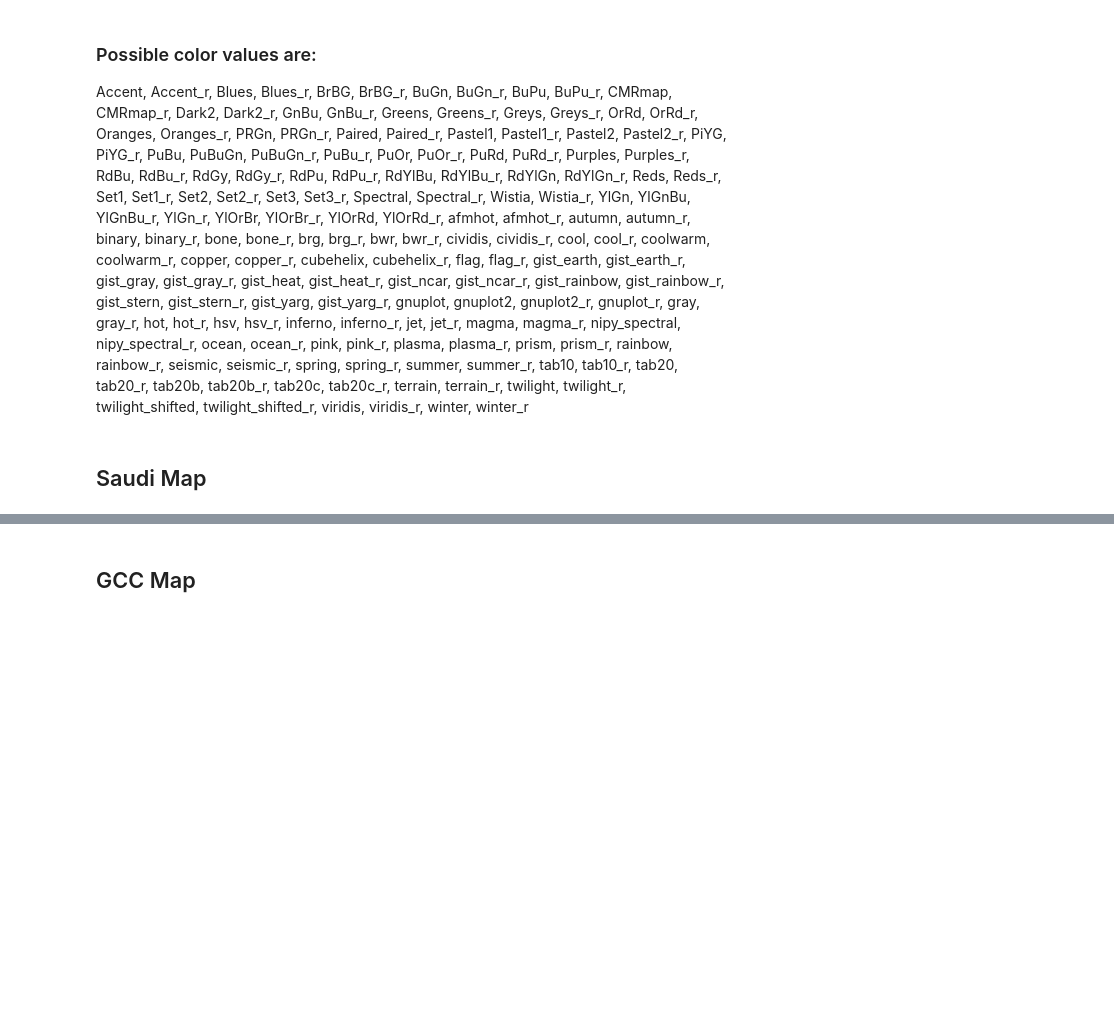
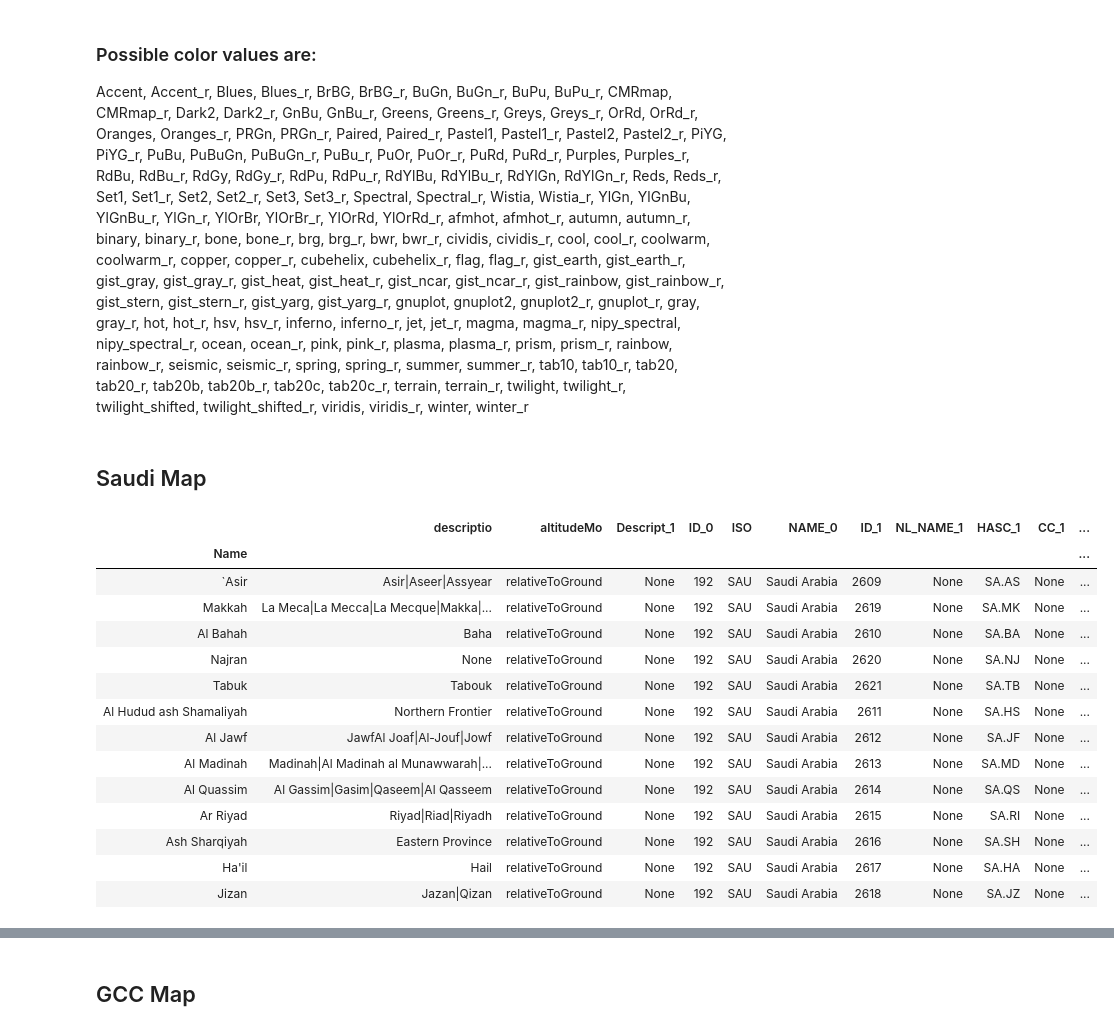
Before and after one commit to MohammedAlawami/corona-data-challenge, a Jupyter notebook: Notebooks/world_map.ipynb, the cells around one changed output, grey strips where cells are left out. Drawn from its saved outputs; the diff is of its cells as text; code cells hidden in the pictures; blank space fills up the shorter version.

```diff
--- a/Notebooks/world_map.ipynb
+++ b/Notebooks/world_map.ipynb
@@ -178,6 +178,24 @@ saudi_province = saudi_province.rename(columns={'new_cases': 'total_cases'})
 saudi = saudi_cases.groupby(['date']).agg({'new_cases': sum, 'total_cases': max}).reset_index()
 # %%
 saudi_corona_map = saudi_map.set_index('Name').join(saudi_province.set_index('map_name'))
+# %%
+saudi_corona_map
+# %% [output]
+|  | descriptio | altitudeMo | Descript_1 | ID_0 | ISO | NAME_0 | ID_1 | NL_NAME_1 | HASC_1 | CC_1 | ... |
+| Name |  |  |  |  |  |  |  |  |  |  | ... |
+| `Asir | Asir|Aseer|Assyear | relativeToGround | None | 192 | SAU | Saudi Arabia | 2609 | None | SA.AS | None | ... |
+| Makkah | La Meca|La Mecca|La Mecque|Makka|... | relativeToGround | None | 192 | SAU | Saudi Arabia | 2619 | None | SA.MK | None | ... |
+| Al Bahah | Baha | relativeToGround | None | 192 | SAU | Saudi Arabia | 2610 | None | SA.BA | None | ... |
+| Najran | None | relativeToGround | None | 192 | SAU | Saudi Arabia | 2620 | None | SA.NJ | None | ... |
+| Tabuk | Tabouk | relativeToGround | None | 192 | SAU | Saudi Arabia | 2621 | None | SA.TB | None | ... |
+| Al Hudud ash Shamaliyah | Northern Frontier | relativeToGround | None | 192 | SAU | Saudi Arabia | 2611 | None | SA.HS | None | ... |
+| Al Jawf | JawfAl Joaf|Al-Jouf|Jowf | relativeToGround | None | 192 | SAU | Saudi Arabia | 2612 | None | SA.JF | None | ... |
+| Al Madinah | Madinah|Al Madinah al Munawwarah|... | relativeToGround | None | 192 | SAU | Saudi Arabia | 2613 | None | SA.MD | None | ... |
+| Al Quassim | Al Gassim|Gasim|Qaseem|Al Qasseem | relativeToGround | None | 192 | SAU | Saudi Arabia | 2614 | None | SA.QS | None | ... |
+| Ar Riyad | Riyad|Riad|Riyadh | relativeToGround | None | 192 | SAU | Saudi Arabia | 2615 | None | SA.RI | None | ... |
+| Ash Sharqiyah | Eastern Province | relativeToGround | None | 192 | SAU | Saudi Arabia | 2616 | None | SA.SH | None | ... |
+| Ha'il | Hail | relativeToGround | None | 192 | SAU | Saudi Arabia | 2617 | None | SA.HA | None | ... |
+| Jizan | Jazan|Qizan | relativeToGround | None | 192 | SAU | Saudi Arabia | 2618 | None | SA.JZ | None | ... |
 # %%
 saudi_corona_map["rep"] = saudi_corona_map["geometry"].representative_point()
 za_points = saudi_corona_map.copy()
```
Also changed, not shown: parts of 9 cells of this notebook, 2 other files.
